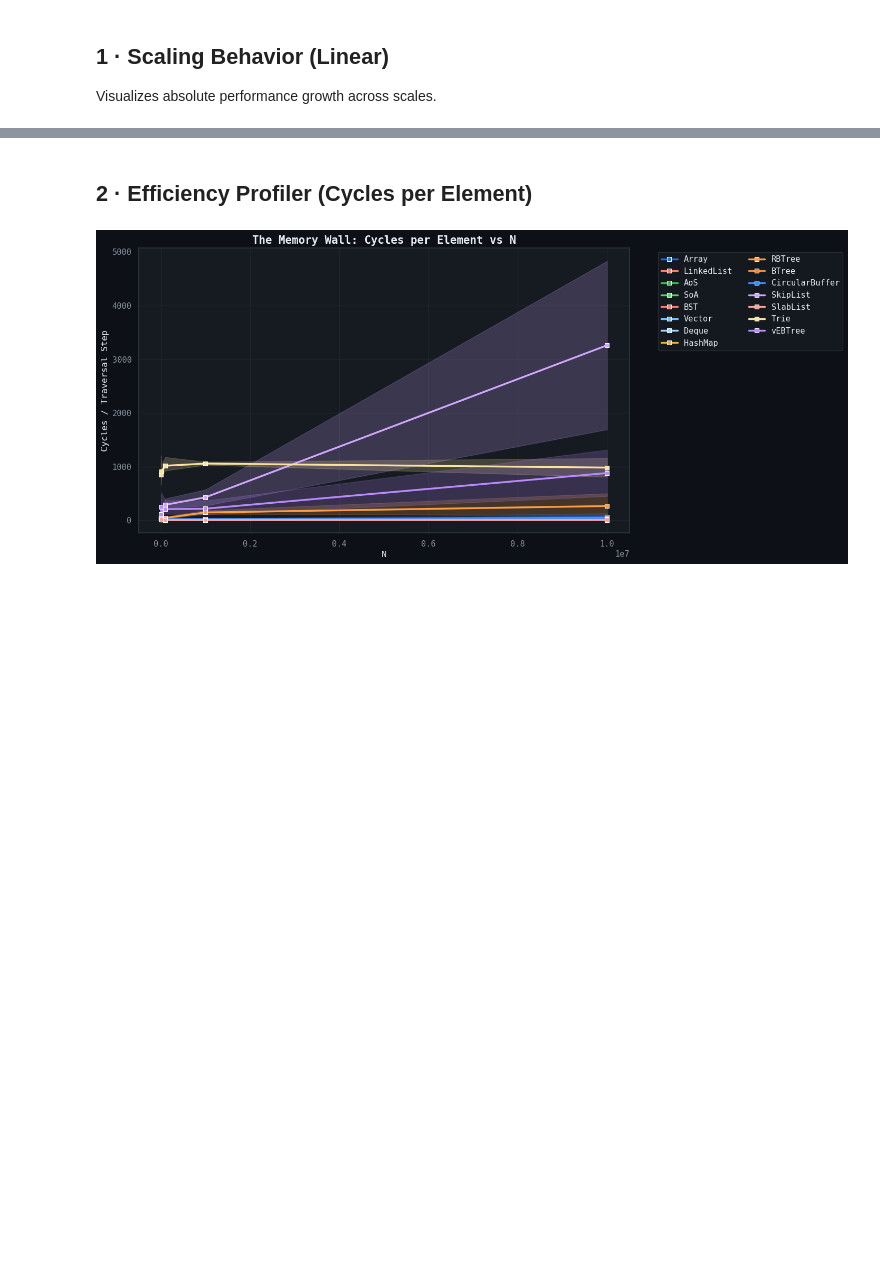
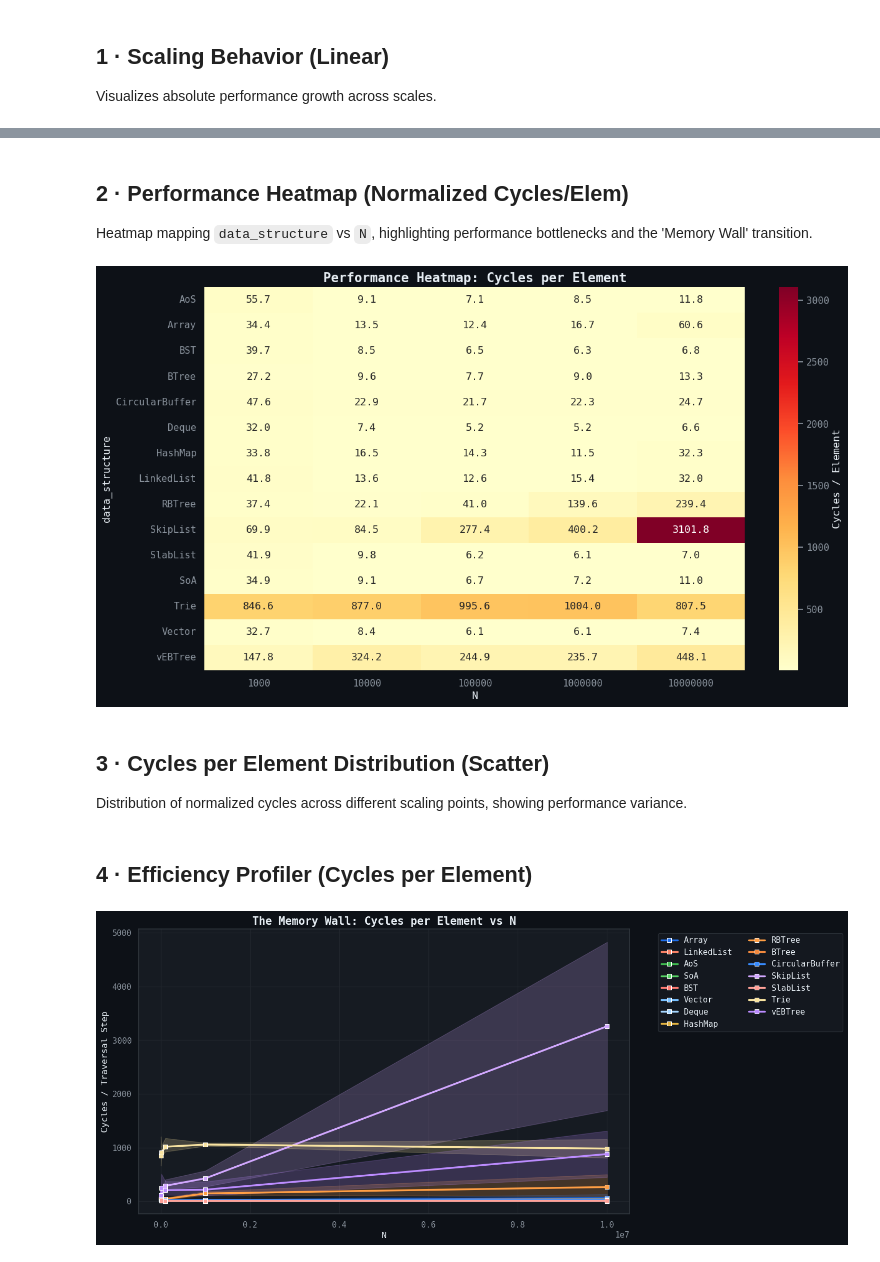
Before and after one commit to SheikhMohsin9311/Performance-and-Data-Representation, a Jupyter notebook: analysis.ipynb, the cells around one changed output, grey strips where cells are left out. Cells and saved outputs as stored; diff of their text form; code cells hidden in the pictures; blank space fills up the shorter version.

```diff
--- a/analysis.ipynb
+++ b/analysis.ipynb
@@ -110,0 +104,17 @@ plt.show()
+# %% [markdown]
+## 2 · Performance Heatmap (Normalized Cycles/Elem)
+
+Heatmap mapping `data_structure` vs `N`, highlighting performance bottlenecks and the 'Memory Wall' transition.
+# %%
+pivot_df = df.pivot_table(index="data_structure", columns="N", values="cycles_per_elem", aggfunc='mean')
+plt.figure(figsize=(14, 8))
+sns.heatmap(pivot_df, annot=True, fmt=".1f", cmap="YlOrRd",
+            cbar_kws={'label': 'Cycles / Element'})
+plt.title("Performance Heatmap: Cycles per Element", fontweight='bold')
+plt.show()
+# %% [output]
+[figure, added]
+# %% [markdown]
+## 3 · Cycles per Element Distribution (Scatter)
+
+Distribution of normalized cycles across different scaling points, showing performance variance.
@@ -111,5 +129,5 @@ plt.show()
 # %% [markdown]
-## 2 · Efficiency Profiler (Cycles per Element)
+## 4 · Efficiency Profiler (Cycles per Element)
 # %%
 plt.figure(figsize=(12, 7))
 palette = [COLORS.get(x, '#8b949e') for x in df['data_structure'].unique()]
```
Also changed, not shown: parts of 7 cells of this notebook, 14 other files.
